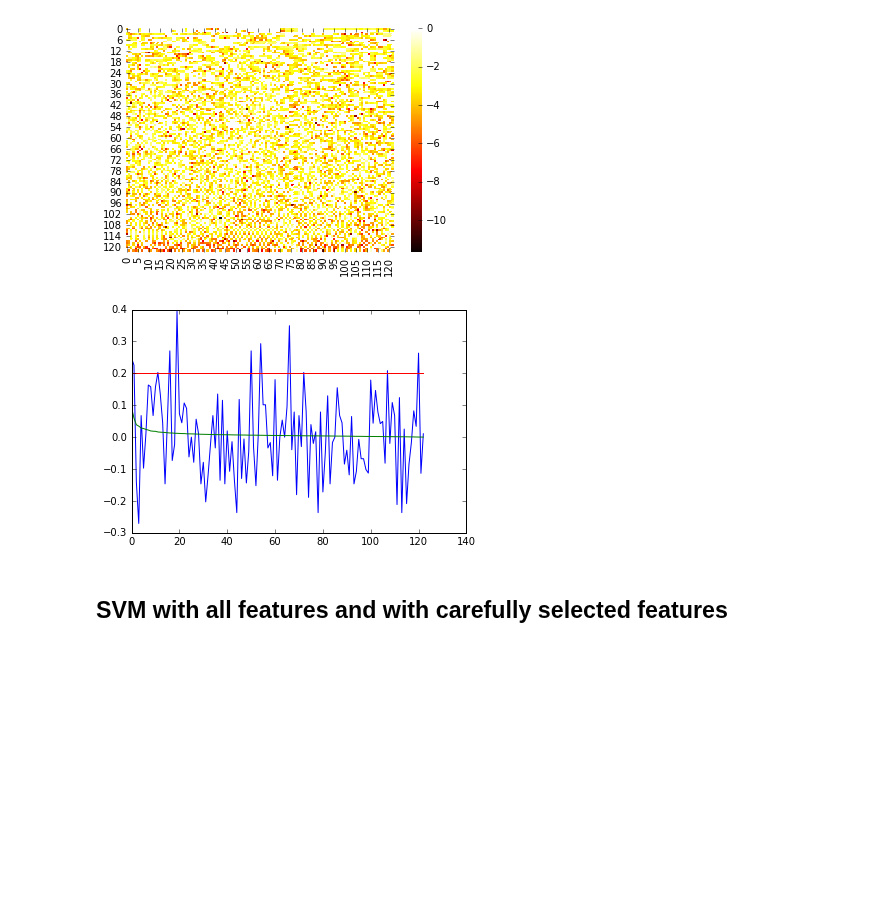
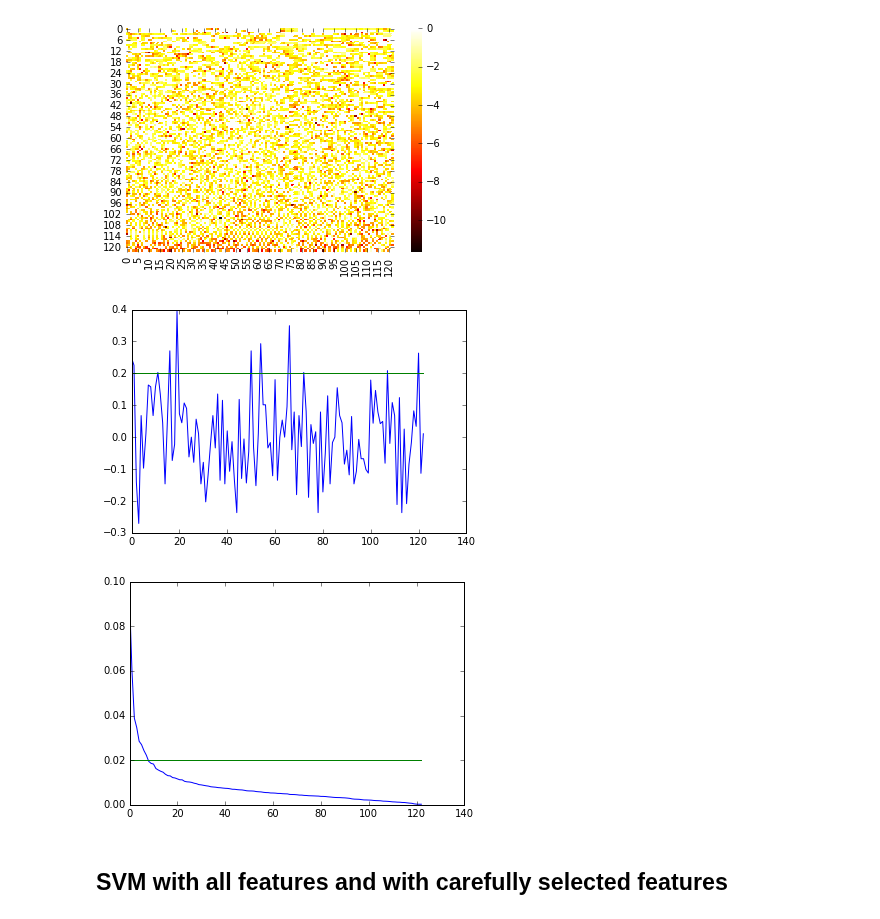
Before and after one commit to xgoogax/brainhack_abcd, a Jupyter notebook: data_preparation + PCA.ipynb, the cells around one changed output. Cells and saved outputs as stored; diff of their text form; code cells hidden in the pictures; blank space fills up the shorter version.

```diff
--- a/data_preparation + PCA.ipynb
+++ b/data_preparation + PCA.ipynb
@@ -193,14 +221,19 @@ sns.heatmap(feature_importance, cmap="hot", cbar=True)
 # %%
 means = np.mean(pca_data, axis=0)/np.sum(np.mean(pca_data, axis=0))
 variances = np.var(pca_data, axis=0)/np.sum(np.var(pca_data, axis=0))
 xs = [x for x in range(train_norm_data.shape[1])]
-threshold = [0.2 for x in xs]
+mean_threshold = [0.2 for x in xs]
+variance_threshold = [0.02 for x in xs]
 plt.plot(xs, means)
+plt.plot(xs, mean_threshold)
+plt.show()
+
 plt.plot(xs, variances)
-plt.plot(xs, threshold)
+plt.plot(xs, variance_threshold)
 plt.show()
 # %% [output]
-[figure, old version]
+[figure, new version]
+[figure, added]
 # %% [markdown]
 ## SVM with all features and with carefully selected features
 # %%
```
Also changed, not shown: parts of 28 cells of this notebook.
